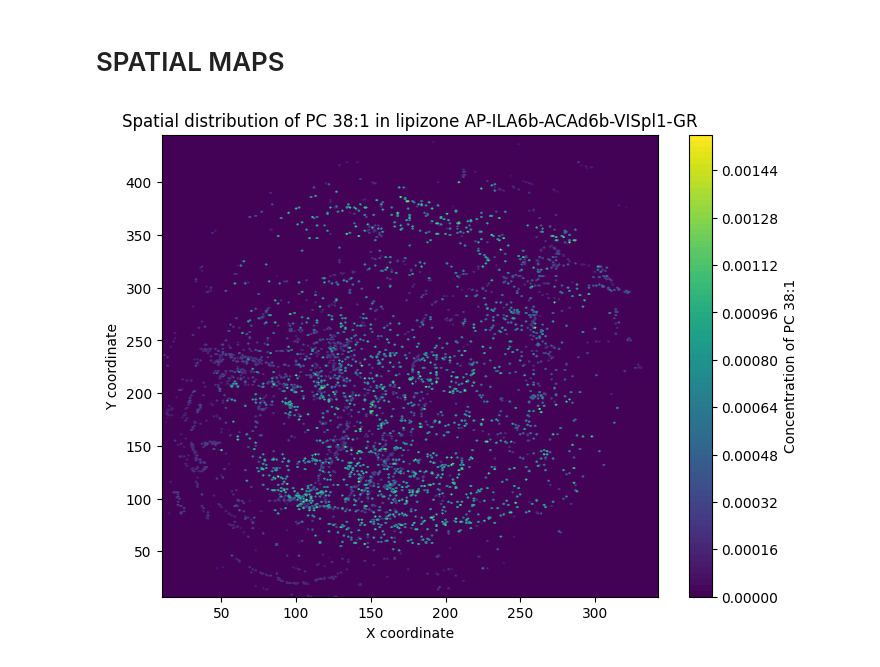
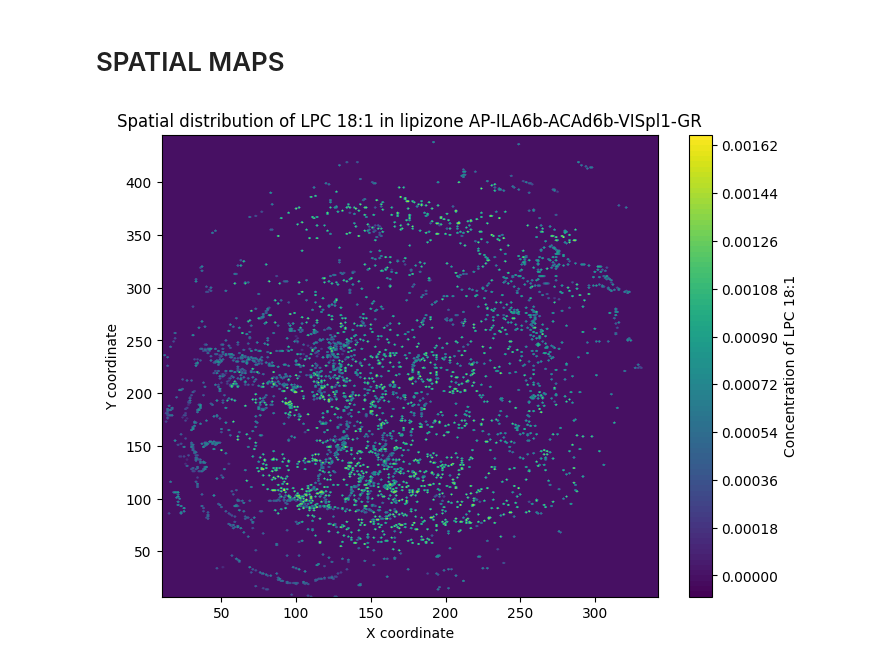
Before and after one commit to LotharBezzon/kineticConstants_test, a Jupyter notebook: lba_data_expl/data_expl.ipynb, the cells around one changed output. Drawn from its saved outputs; the diff is of its cells as text; code cells hidden in the pictures.

```diff
--- a/lba_data_expl/data_expl.ipynb
+++ b/lba_data_expl/data_expl.ipynb
@@ -237,34 +257,27 @@ plt.show()
 # %% [markdown]
 # SPATIAL MAPS
 # %%
-lipid_name = 'PC 38:1'
+lipid_name = 'LPC 18:1'
 lipizone_index = 2
 
 x = np.sort(data['x'].unique())
 y = np.sort(data['y'].unique())
 X, Y = np.meshgrid(x, y)
 concentrations = np.zeros((len(x), len(y)))
 
 reduced_data = data[data['lipizone_names'] == lipizone_names[lipizone_index]][['x', 'y', lipid_name]]
 for array in np.array(reduced_data):
     x_idx = np.where(x == array[0])[0][0]
     y_idx = np.where(y == array[1])[0][0]
     concentrations[x_idx, y_idx] = array[2]
-'''for i in range(len(x)):
-    for j in range(len(y)):
-        if data[(data['x'] == x[i]) & (data['y'] == y[j]) & (data['lipizone_names'] == lipizone_names[lipizone_index])][lipid_name].values.size == 0:
-            concentration = 0
-        else:
-            concentration = data[(data['x'] == x[i]) & (data['y'] == y[j]) & (data['lipizone_names'] == lipizone_names[lipizone_index])][lipid_name].values[0]
-        concentrations[i, j] = concentration'''
 
 plt.figure(figsize=(8, 6))
 plt.contourf(X, Y, concentrations.T, levels=100, cmap='viridis')
 plt.colorbar(label=f'Concentration of {lipid_name}')
 plt.title(f'Spatial distribution of {lipid_name} in lipizone {lipizone_names[lipizone_index]}')
 plt.xlabel('X coordinate')
 plt.ylabel('Y coordinate')
-plt.savefig(f'figures/spatial_distribution_{lipid_name}_lipizone_{lipizone_index}.png')
+plt.savefig(f'figures/spatial_distribution_{lipid_name.replace(" ", "_").replace(":", "-")}_lipizone_{str(lipizone_index)}.png')
 plt.show()
 # %% [output]
-[figure, old version]
+[figure, new version]
```
Also changed, not shown: parts of 11 cells of this notebook, 5 other files.
